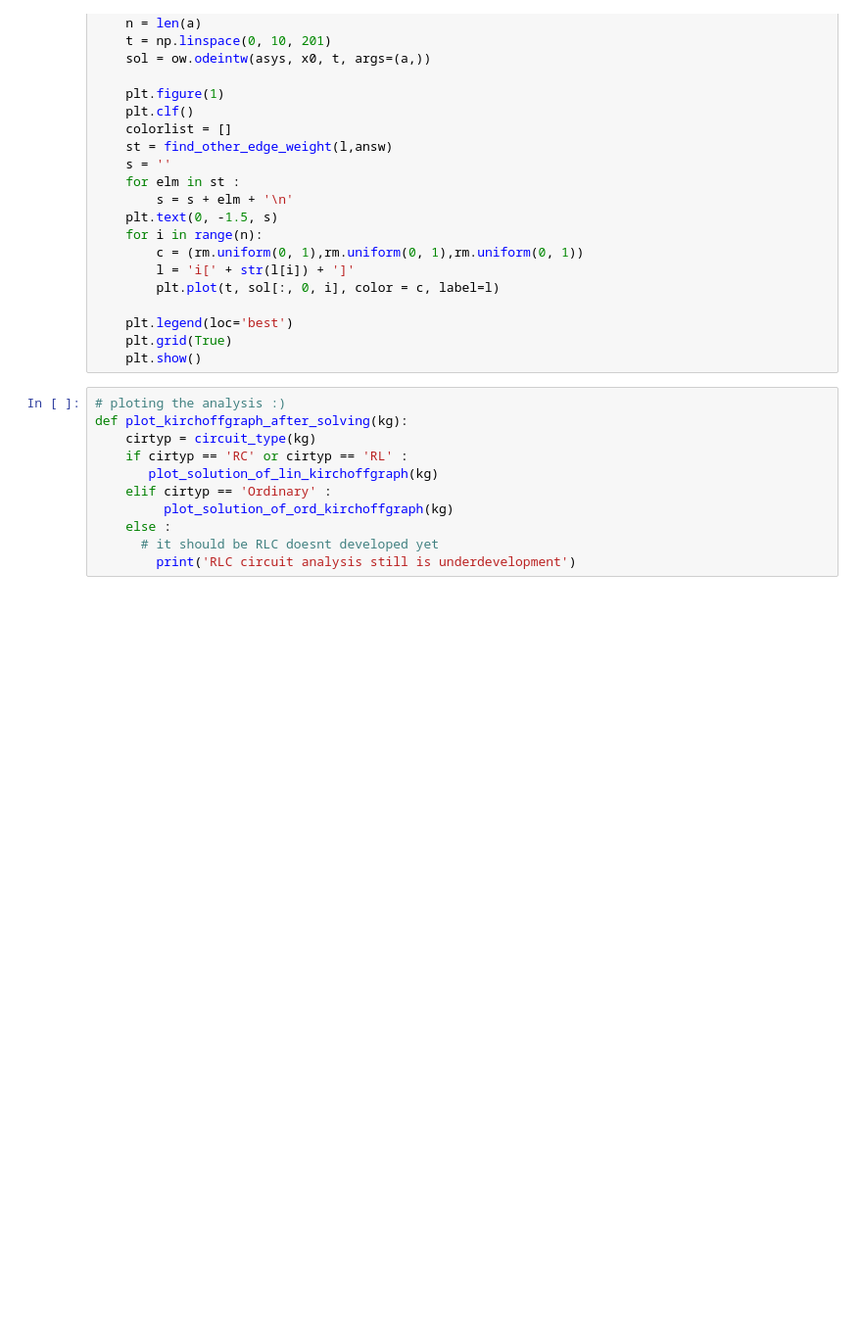
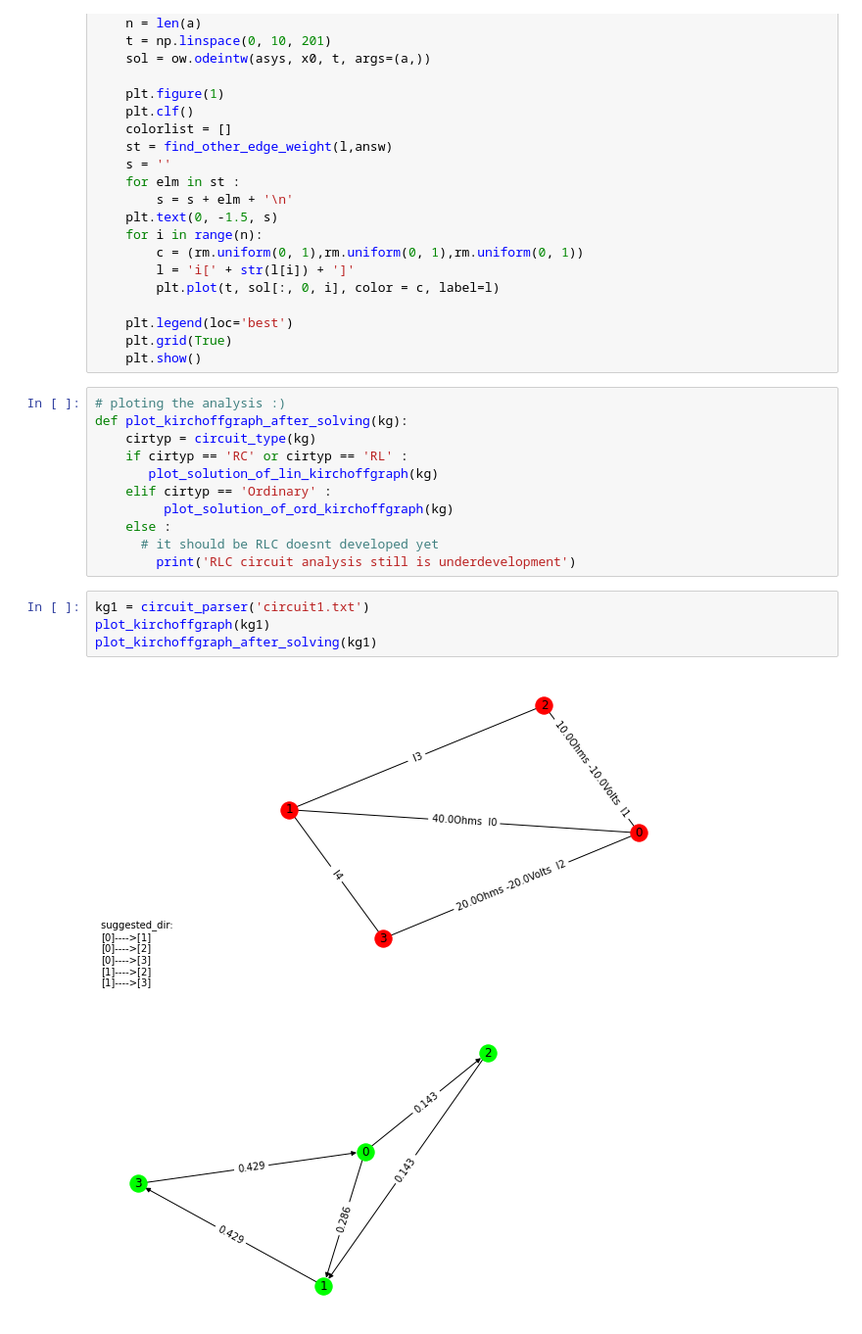
Before and after one commit to Mehrdadghassabi/Gracc, a Jupyter notebook: Source/GRacC.ipynb, the cells around one changed output. Shown at 98% size. Drawn from its saved outputs; the diff is of its cells as text; blank space fills up the shorter version.

```diff
--- a/Source/GRacC.ipynb
+++ b/Source/GRacC.ipynb
@@ -533,3 +533,10 @@ def plot_kirchoffgraph_after_solving(kg):
     else :
       # it should be RLC doesnt developed yet
         print('RLC circuit analysis still is underdevelopment')
+# %%
+kg1 = circuit_parser('circuit1.txt')
+plot_kirchoffgraph(kg1)
+plot_kirchoffgraph_after_solving(kg1)
+# %% [output]
+[figure, added]
+[figure, added]
```
Also changed, not shown: parts of 6 cells of this notebook.
